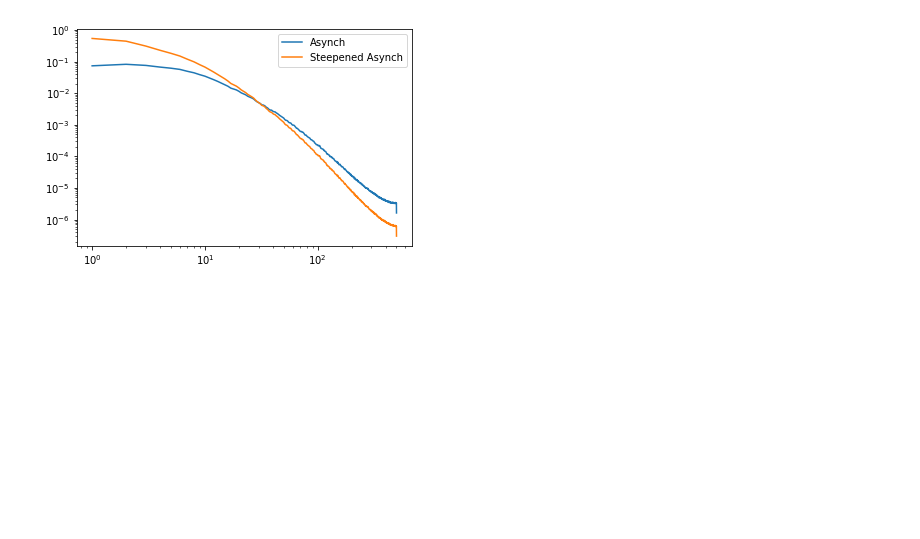
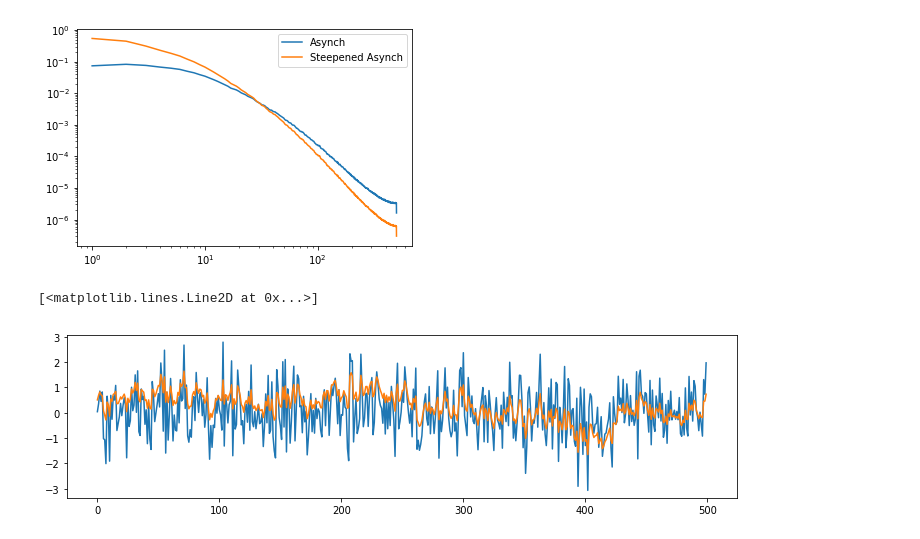
Before and after one commit to rdgao/daily_notebook, a Jupyter notebook: daily18_04_18_simERPnoise.ipynb, the cells around one changed output. Cells and saved outputs as stored; diff of their text form; code cells hidden in the pictures; blank space fills up the shorter version.

```diff
--- a/daily18_04_18_simERPnoise.ipynb
+++ b/daily18_04_18_simERPnoise.ipynb
@@ -122,3 +122,14 @@ Random Seed: 26
 # %% [output]
 <matplotlib.legend.Legend at 0x...>
 [figure]
+# %%
+x = np.random.randn(100000)
+x_s = rotate_powerlaw(x,1000,-0.50,20)
+# plt.loglog(ndsp.spectral.psd(x, 1000)[1])
+# plt.loglog(ndsp.spectral.psd(x_s, 1000)[1])
+plt.figure(figsize=(12,3))
+plt.plot(x[:500])
+plt.plot(x_s[:500])
+# %% [output]
+[<matplotlib.lines.Line2D at 0x...>]
+[figure, added]
```
Also changed, not shown: 7 other files.
